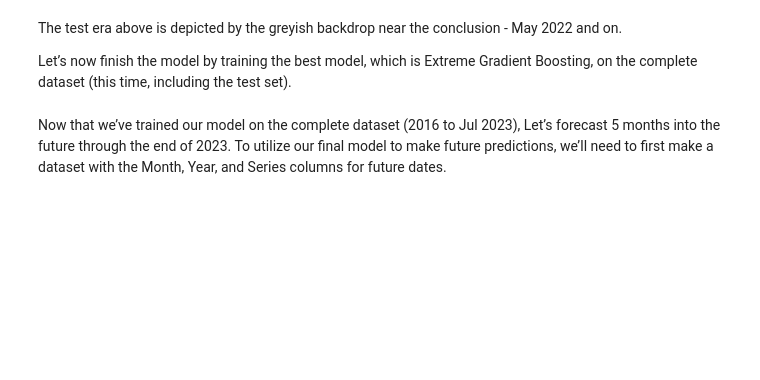
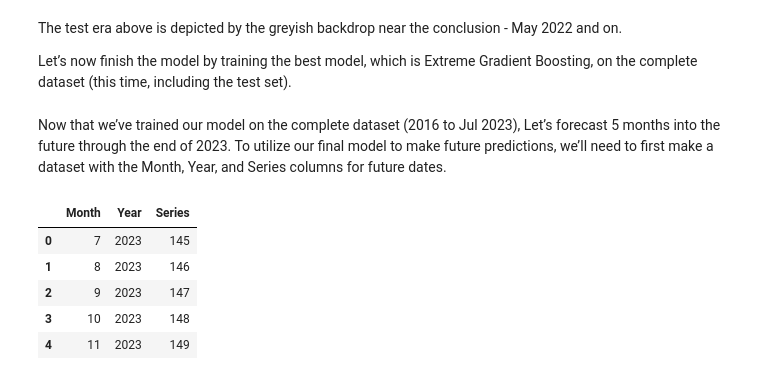
Before and after one commit to crudek13/practical, a Jupyter notebook: fcast_python/vm_forecasting.ipynb, the cells around one changed output. Drawn from its saved outputs; the diff is of its cells as text; code cells hidden in the pictures; blank space fills up the shorter version.

```diff
--- a/fcast_python/vm_forecasting.ipynb
+++ b/fcast_python/vm_forecasting.ipynb
@@ -235,3 +230,17 @@ Let’s now finish the model by training the best model, which is Extreme Gradie
 final_best = finalize_model(best)
 # %% [markdown]
 Now that we’ve trained our model on the complete dataset (2016 to Jul 2023), Let’s forecast 5 months into the future through the end of 2023. To utilize our final model to make future predictions, we’ll need to first make a dataset with the Month, Year, and Series columns for future dates.
+# %%
+future_dates = pd.date_range(start = '2023-07-01', end = '2025-12-01', freq = 'MS')
+future_df = pd.DataFrame()
+future_df['Month'] = [i.month for i in future_dates]
+future_df['Year'] = [i.year for i in future_dates]
+future_df['Series'] = np.arange(145, (145+len(future_dates)))
+future_df.head()
+# %% [output]
+|  | Month | Year | Series |
+| 0 | 7 | 2023 | 145 |
+| 1 | 8 | 2023 | 146 |
+| 2 | 9 | 2023 | 147 |
+| 3 | 10 | 2023 | 148 |
+| 4 | 11 | 2023 | 149 |
```
Also changed, not shown: parts of 9 cells of this notebook, 5 other files.
